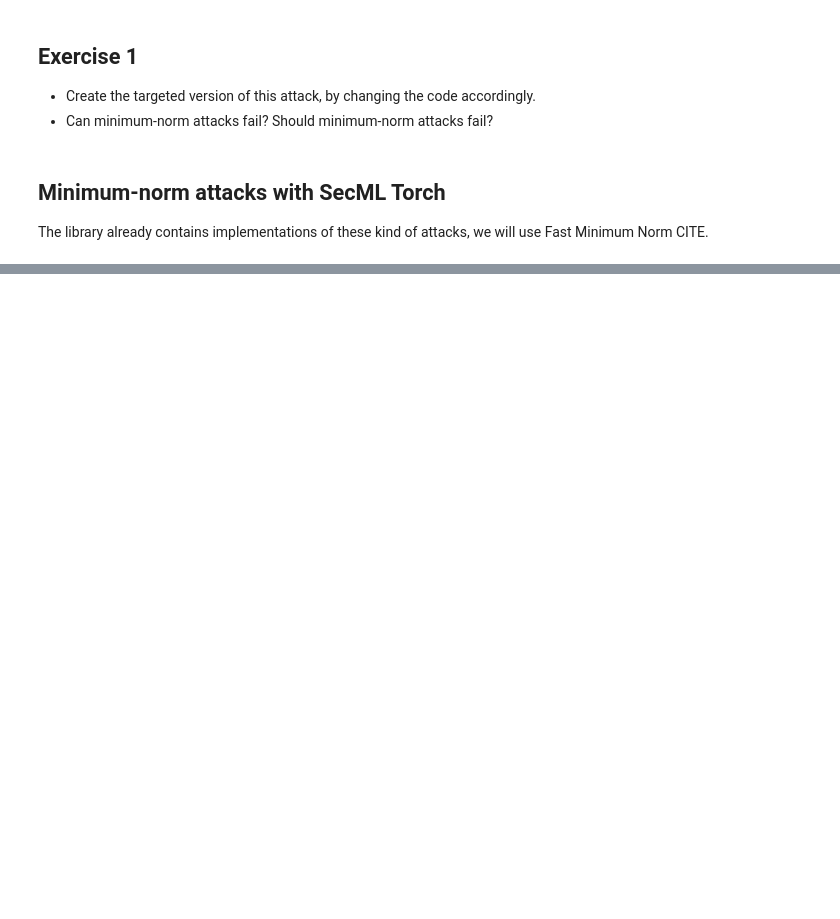
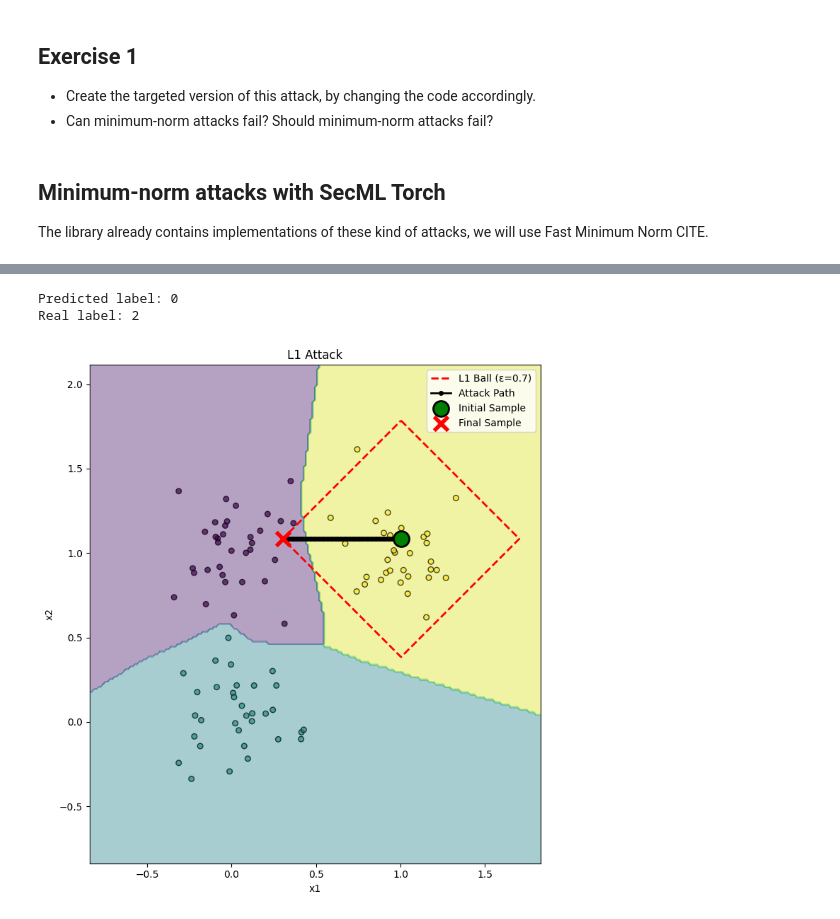
Before and after one commit to zangobot/teaching_material, a Jupyter notebook: 02-MinimumNorm.ipynb, the cells around one changed output, grey strips where cells are left out. Saved outputs shown, nothing was run; the diff lists cells and outputs as text; code cells hidden in the pictures; blank space fills up the shorter version.

Commit message:
Adding different norms

```diff
--- a/02-MinimumNorm.ipynb
+++ b/02-MinimumNorm.ipynb
@@ -324,0 +447,30 @@ Real label: 2
+# %%
+path_tracker_pgd = Sample2DTracker()
+alpha = 1e-2
+num_iter=500
+perturbation_model = LpPerturbationModels.L1
+epsilon = 0.7
+single_sample_loader = DataLoader(TensorDataset(X_test[0:1,:], y_test[0:1]), batch_size=1, shuffle=False)
+
+pgd_attack = PGD(
+    perturbation_model=perturbation_model,
+    num_steps=num_iter,
+    step_size=alpha,
+    y_target=None,
+    epsilon=epsilon,
+    lb=-2,
+    ub=2,
+    backend = Backends.NATIVE,
+    trackers=[path_tracker_pgd]
+)
+
+adv_dataloader = pgd_attack(secmlt_model, single_sample_loader)
+x_adv = adv_dataloader.dataset[0][0]
+y_pred = model(x_adv).argmax(dim=-1)
+print("Predicted label:", y_pred.item(), "\nReal label:",y_test[0].item())
+
+secmlt_plot_attack_path(secmlt_model.model, X_test, y_test, X_test[0,:], path_tracker_pgd.get(), epsilon, title="L1 Attack", norm="L1")
+# %% [output]
+Predicted label: 0
+Real label: 2
+[figure, added]
```
Also changed, not shown: parts of 8 cells of this notebook.
